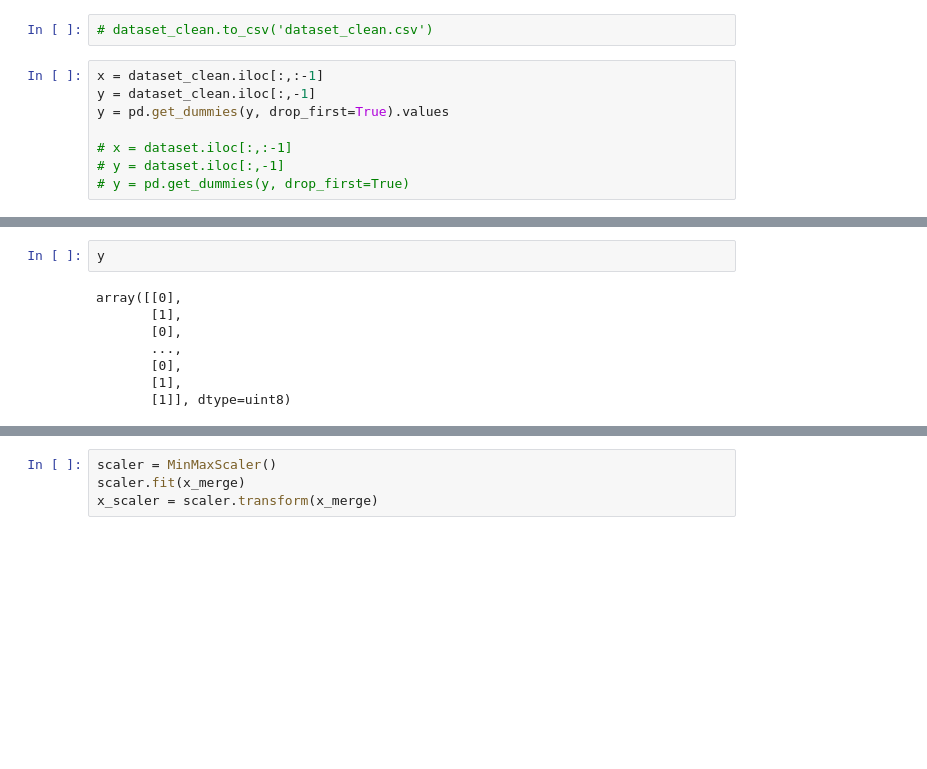
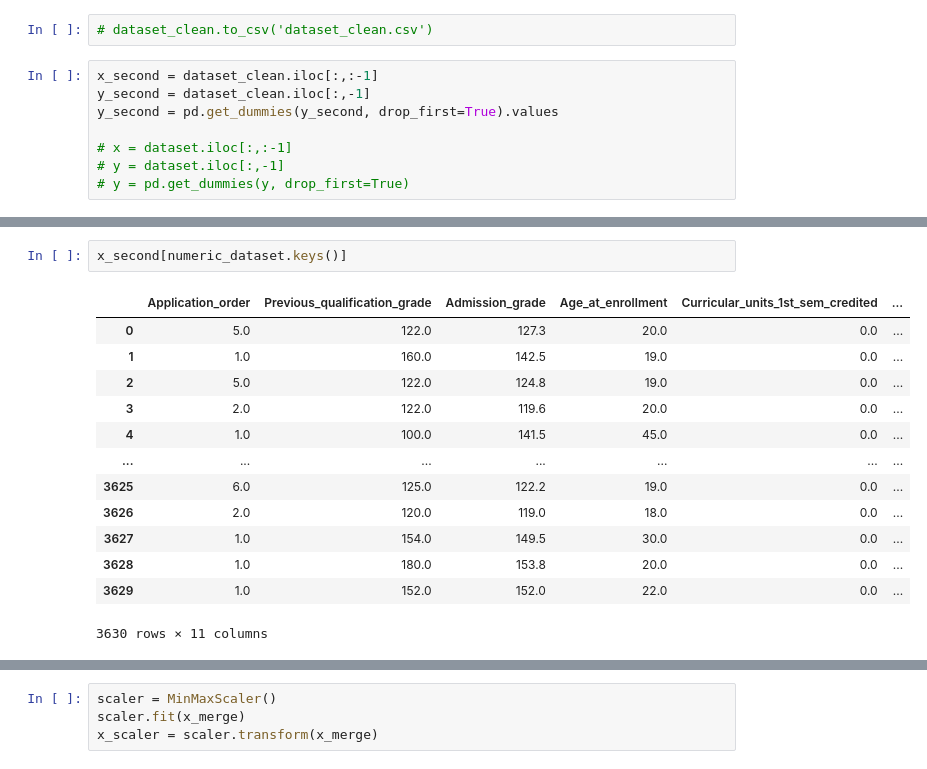
Before and after one commit to yandiher/submission-final, a Jupyter notebook: student_performance.ipynb, the cells around one changed output, grey strips where cells are left out. Saved outputs shown, nothing was run; the diff lists cells and outputs as text; blank space fills up the shorter version.

```diff
--- a/student_performance.ipynb
+++ b/student_performance.ipynb
@@ -1064,9 +1084,9 @@ dataset_clean.head()
 # %%
 # dataset_clean.to_csv('dataset_clean.csv')
 # %%
-x = dataset_clean.iloc[:,:-1]
-y = dataset_clean.iloc[:,-1]
-y = pd.get_dummies(y, drop_first=True).values
+x_second = dataset_clean.iloc[:,:-1]
+y_second = dataset_clean.iloc[:,-1]
+y_second = pd.get_dummies(y_second, drop_first=True).values
 
 # x = dataset.iloc[:,:-1]
 # y = dataset.iloc[:,-1]
@@ -1074,12 +1104,18 @@ y = pd.get_dummies(y, drop_first=True).values
 # %%
-y
+x_second[numeric_dataset.keys()]
 # %% [output]
+|  | Application_order | Previous_qualification_grade | Admission_grade | Age_at_enrollment | Curricular_units_1st_sem_credited | ... |
+| 0 | 5.0 | 122.0 | 127.3 | 20.0 | 0.0 | ... |
+| 1 | 1.0 | 160.0 | 142.5 | 19.0 | 0.0 | ... |
+| 2 | 5.0 | 122.0 | 124.8 | 19.0 | 0.0 | ... |
+| 3 | 2.0 | 122.0 | 119.6 | 20.0 | 0.0 | ... |
+| 4 | 1.0 | 100.0 | 141.5 | 45.0 | 0.0 | ... |
+| ... | ... | ... | ... | ... | ... | ... |
+| 3625 | 6.0 | 125.0 | 122.2 | 19.0 | 0.0 | ... |
+| 3626 | 2.0 | 120.0 | 119.0 | 18.0 | 0.0 | ... |
+| 3627 | 1.0 | 154.0 | 149.5 | 30.0 | 0.0 | ... |
+| 3628 | 1.0 | 180.0 | 153.8 | 20.0 | 0.0 | ... |
+| 3629 | 1.0 | 152.0 | 152.0 | 22.0 | 0.0 | ... |
-array([[0],
-       [1],
-       [0],
-       ...,
-       [0],
-       [1],
-       [1]], dtype=uint8)
+3630 rows × 11 columns
 # %%
 onehot = OneHotEncoder(sparse_output=False)
```
Also changed, not shown: parts of 9 cells of this notebook, 6 other files.
